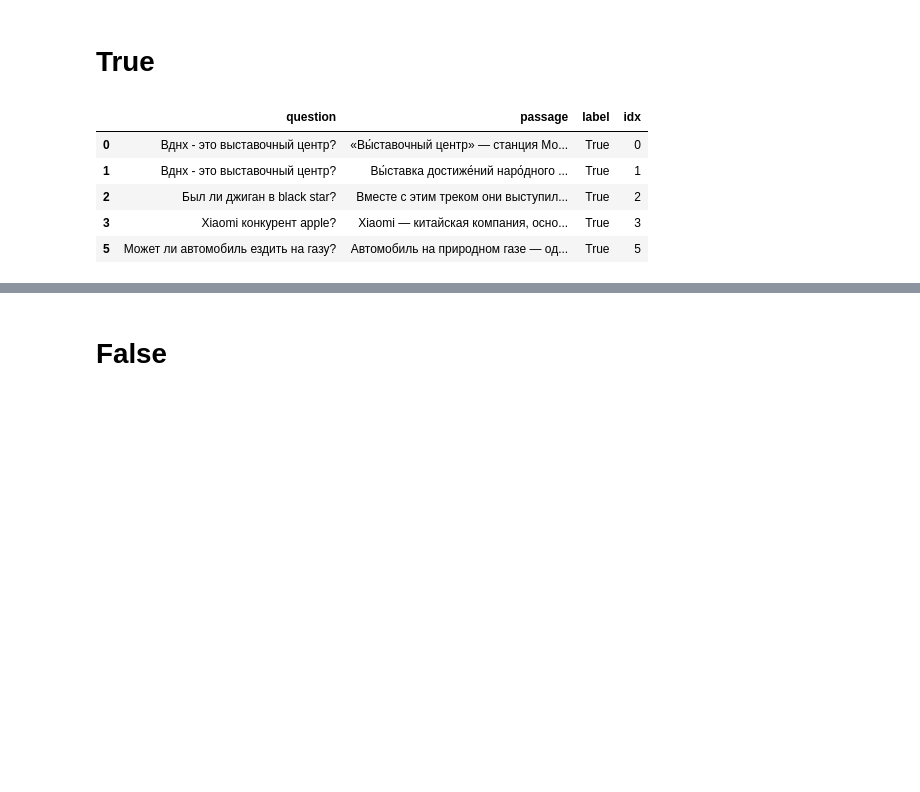
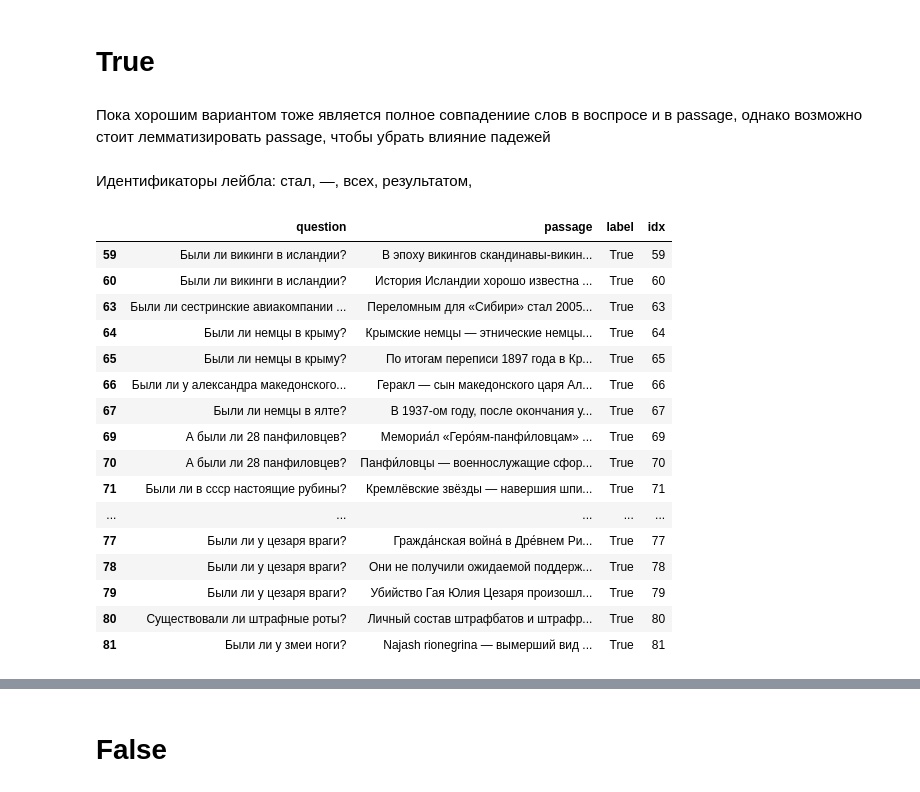
Before and after one commit to tatiana-iazykova/2020_HACK_RUSSIANSUPERGLUE, a Jupyter notebook: RSG_DaNetQA.ipynb, the cells around one changed output, grey strips where cells are left out. Drawn from its saved outputs; the diff is of its cells as text; code cells hidden in the pictures; blank space fills up the shorter version.

```diff
--- a/RSG_DaNetQA.ipynb
+++ b/RSG_DaNetQA.ipynb
@@ -196,13 +196,29 @@ df.head(6)
 | 5 | Может ли автомобиль ездить на газу? | Автомобиль на природном газе — од... | True | 5 |
 # %% [markdown]
 # True
+# %% [markdown]
+Пока хорошим вариантом тоже является полное совпадениие слов в воспросе и в passage, однако возможно стоит лемматизировать passage, чтобы убрать влияние падежей
+# %% [markdown]
+Идентификаторы лейбла: стал, —, всех, результатом,
 # %%
 df_true = df[(df['label'] == True)]
-df_true.head()
+df_true.reset_index
+df_true.iloc[50:70]
 # %% [output]
 |  | question | passage | label | idx |
-| 0 | Вднх - это выставочный центр? | «Вы́ставочный центр» — станция Мо... | True | 0 |
-| 1 | Вднх - это выставочный центр? | Вы́ставка достиже́ний наро́дного ... | True | 1 |
-| 2 | Был ли джиган в black star? | Вместе с этим треком они выступил... | True | 2 |
-| 3 | Xiaomi конкурент apple? | Xiaomi — китайская компания, осно... | True | 3 |
-| 5 | Может ли автомобиль ездить на газу? | Автомобиль на природном газе — од... | True | 5 |
+| 59 | Были ли викинги в исландии? | В эпоху викингов скандинавы-викин... | True | 59 |
+| 60 | Были ли викинги в исландии? | История Исландии хорошо известна ... | True | 60 |
+| 63 | Были ли сестринские авиакомпании ... | Переломным для «Сибири» стал 2005... | True | 63 |
+| 64 | Были ли немцы в крыму? | Крымские немцы — этнические немцы... | True | 64 |
+| 65 | Были ли немцы в крыму? | По итогам переписи 1897 года в Кр... | True | 65 |
+| 66 | Были ли у александра македонского... | Геракл — сын македонского царя Ал... | True | 66 |
+| 67 | Были ли немцы в ялте? | В 1937-ом году, после окончания у... | True | 67 |
+| 69 | А были ли 28 панфиловцев? | Мемориа́л «Геро́ям-панфи́ловцам» ... | True | 69 |
+| 70 | А были ли 28 панфиловцев? | Панфи́ловцы — военнослужащие сфор... | True | 70 |
+| 71 | Были ли в ссср настоящие рубины? | Кремлёвские звёзды — навершия шпи... | True | 71 |
+| ... | ... | ... | ... | ... |
+| 77 | Были ли у цезаря враги? | Гражда́нская война́ в Дре́внем Ри... | True | 77 |
+| 78 | Были ли у цезаря враги? | Они не получили ожидаемой поддерж... | True | 78 |
+| 79 | Были ли у цезаря враги? | Убийство Гая Юлия Цезаря произошл... | True | 79 |
+| 80 | Существовали ли штрафные роты? | Личный состав штрафбатов и штрафр... | True | 80 |
+| 81 | Были ли у змеи ноги? | Najash rionegrina — вымерший вид ... | True | 81 |
```
Also changed, not shown: parts of 30 cells of this notebook.
